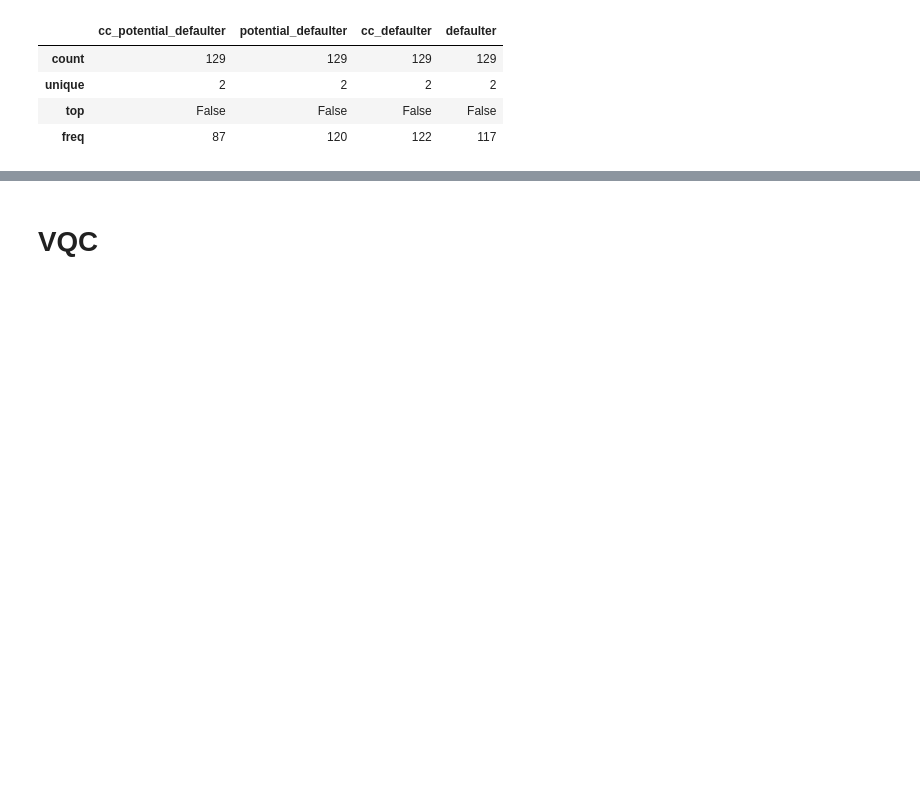
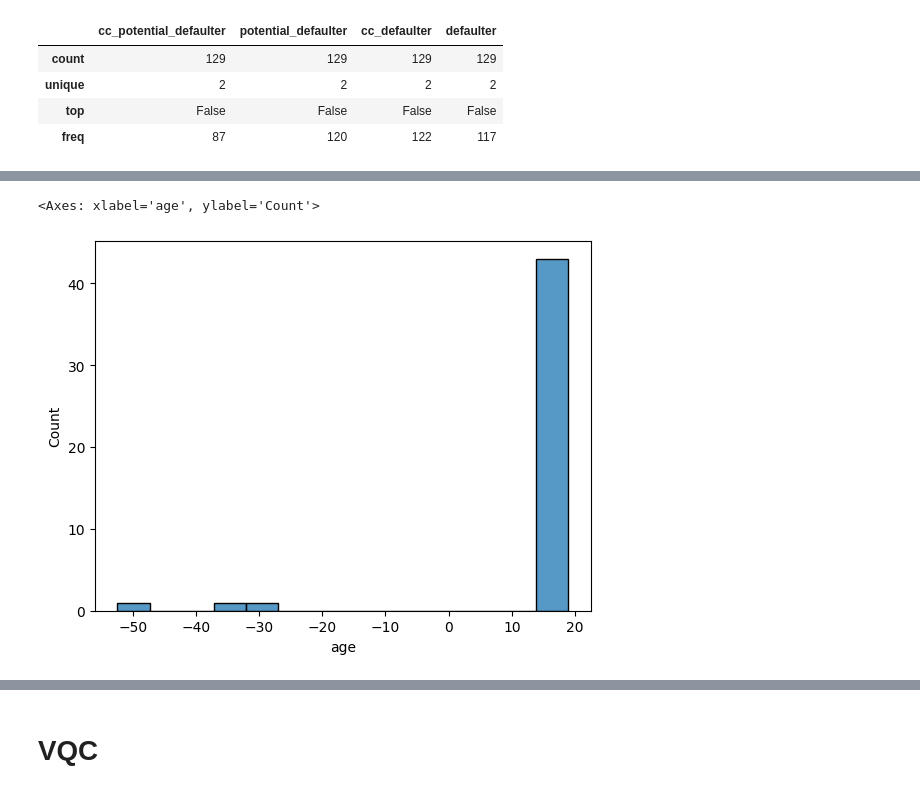
Before and after one commit to floatn/QML-for-finance, a Jupyter notebook: qml_qsvm.ipynb, the cells around one changed output, grey strips where cells are left out. Cells and saved outputs as stored; diff of their text form; code cells hidden in the pictures; blank space fills up the shorter version.

```diff
--- a/qml_qsvm.ipynb
+++ b/qml_qsvm.ipynb
@@ -2532,3 +2535,5 @@ scaler = StandardScaler()
 scaler.fit(X_train)
 Xsc_train = scaler.transform(X_train)
 Xsc_test = scaler.transform(X_test)
+# %%
+ds2 = pd.read_csv('datasets/original.csv')
@@ -2534,0 +2555,3 @@ Xsc_test = scaler.transform(X_test)
+# %%
+ds2.dropna(inplace=True)
+ds2.info()
@@ -2534,0 +2583,8 @@ Xsc_test = scaler.transform(X_test)
+# %%
+import seaborn as sns
+
+
+sns.histplot(ds2.loc[ds2['age'] < 19, 'age'])
+# %% [output]
+<Axes: xlabel='age', ylabel='Count'>
+[figure, added]
```
Also changed, not shown: parts of 36 cells of this notebook, 4 other files.
